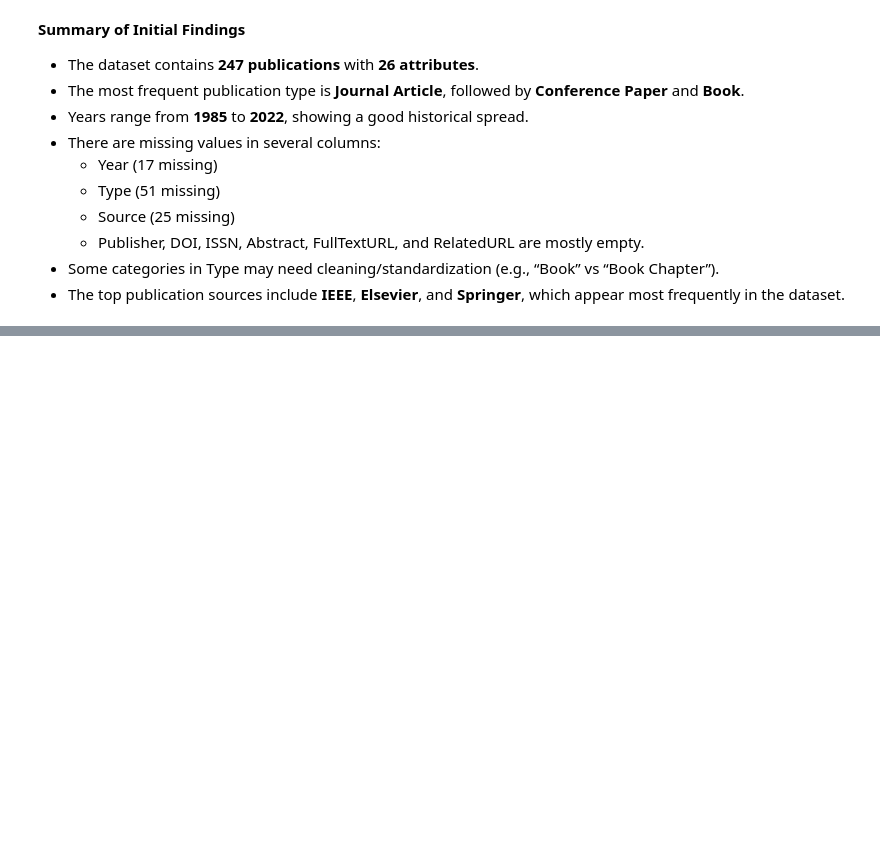
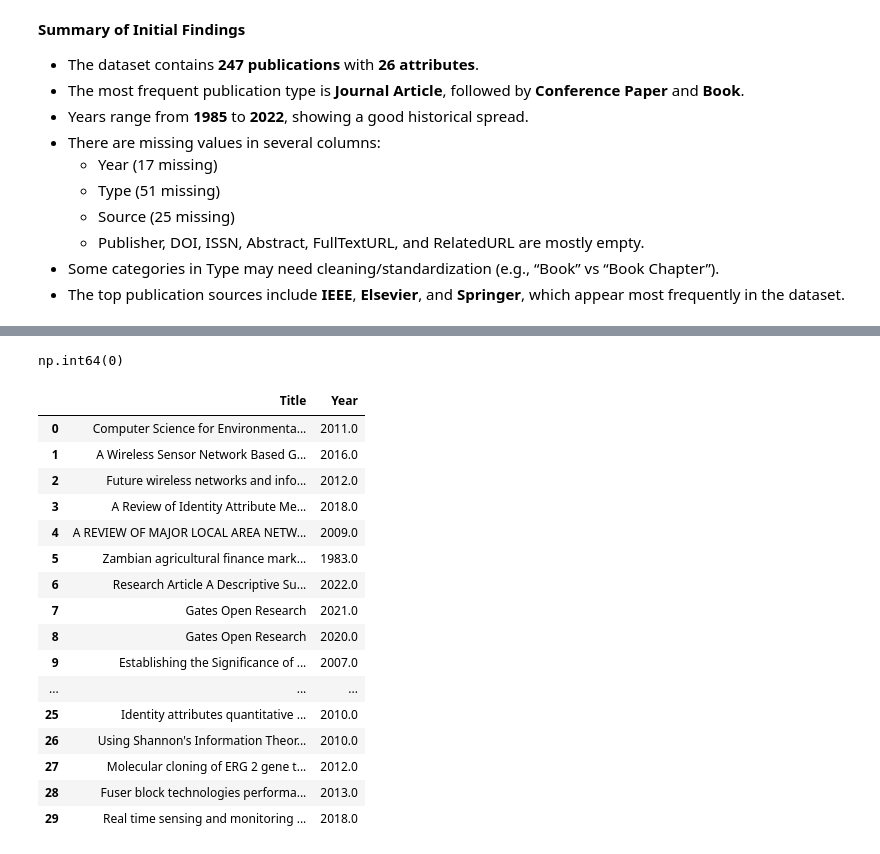
Before and after one commit to Tikulirekuti-Mwale/Publication_Types, a Jupyter notebook: 1_Business_Understanding.ipynb, the cells around one changed output, grey strips where cells are left out. Cells and saved outputs as stored; diff of their text form; code cells hidden in the pictures; blank space fills up the shorter version.

```diff
--- a/1_Business_Understanding.ipynb
+++ b/1_Business_Understanding.ipynb
@@ -152,0 +193,26 @@ plt.show()
+# %%
+df['Year'] = df['Year'].fillna(df['Year'].median())
+# %%
+df['Year'].isnull().sum()
+# %% [output]
+np.int64(0)
+# %%
+df[['Title','Year']].head(30)
+# %% [output]
+|  | Title | Year |
+| 0 | Computer Science for Environmenta... | 2011.0 |
+| 1 | A Wireless Sensor Network Based G... | 2016.0 |
+| 2 | Future wireless networks and info... | 2012.0 |
+| 3 | A Review of Identity Attribute Me... | 2018.0 |
+| 4 | A REVIEW OF MAJOR LOCAL AREA NETW... | 2009.0 |
+| 5 | Zambian agricultural finance mark... | 1983.0 |
+| 6 | Research Article A Descriptive Su... | 2022.0 |
+| 7 | Gates Open Research | 2021.0 |
+| 8 | Gates Open Research | 2020.0 |
+| 9 | Establishing the Significance of ... | 2007.0 |
+| ... | ... | ... |
+| 25 | Identity attributes quantitative ... | 2010.0 |
+| 26 | Using Shannon's Information Theor... | 2010.0 |
+| 27 | Molecular cloning of ERG 2 gene t... | 2012.0 |
+| 28 | Fuser block technologies performa... | 2013.0 |
+| 29 | Real time sensing and monitoring ... | 2018.0 |
```
Also changed, not shown: parts of 13 cells of this notebook.
